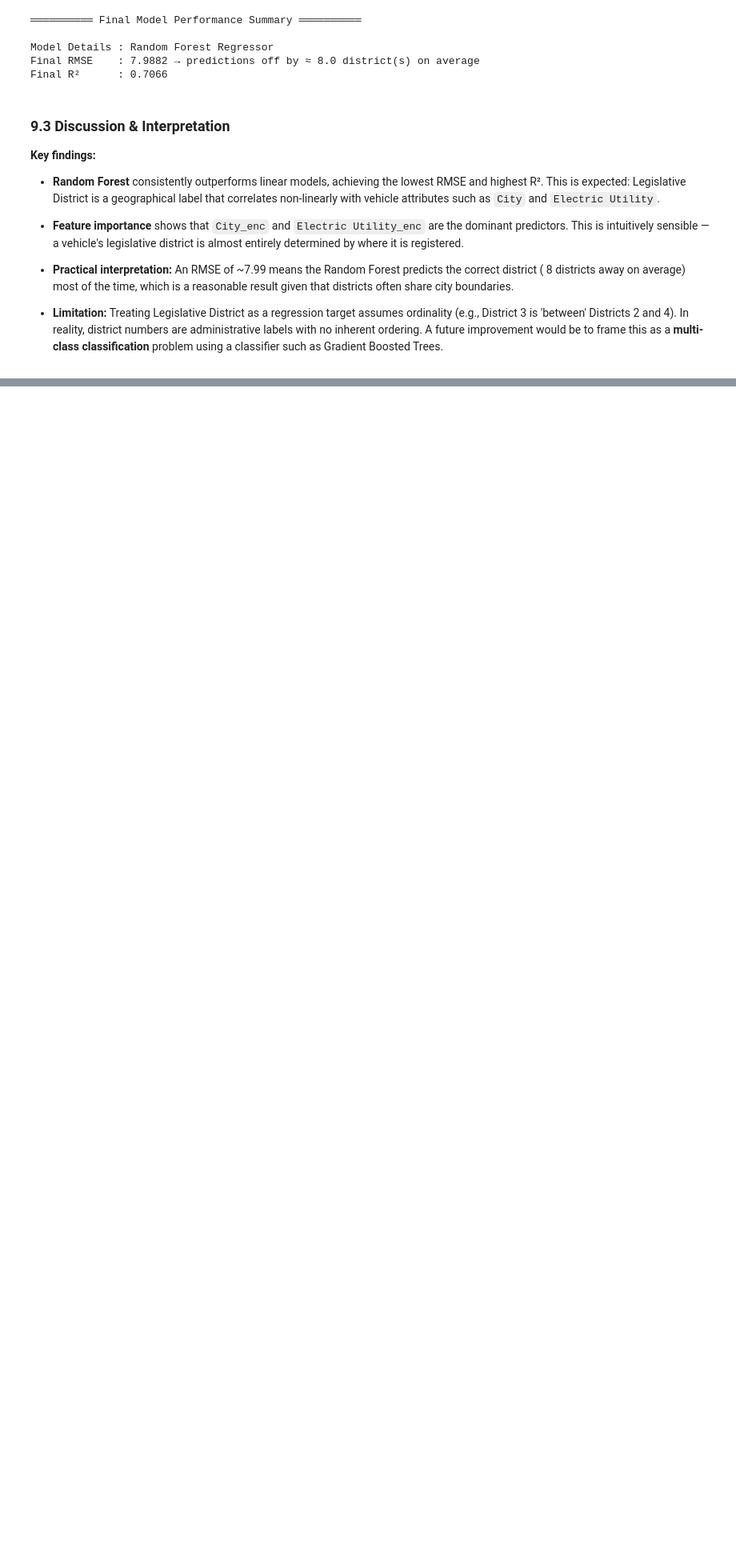
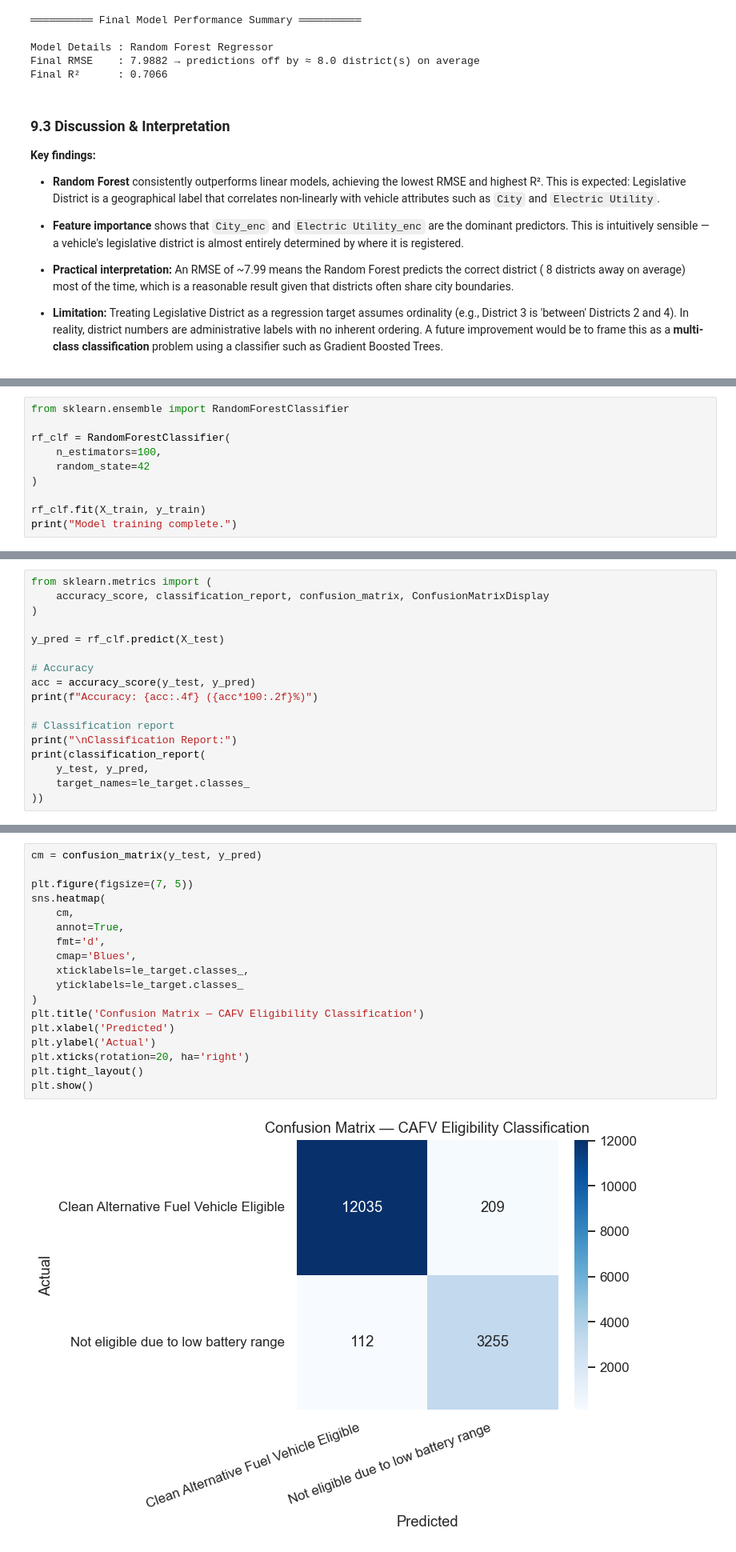
Before and after one commit to MrMinton/EV-Population, a Jupyter notebook: TTXL_GXX_Notebook.ipynb, the cells around one changed output, grey strips where cells are left out. Shown at 80% size. Saved outputs shown, nothing was run; the diff lists cells and outputs as text; blank space fills up the shorter version.

Commit message:
RandomForestClassifier

```diff
--- a/TTXL_GXX_Notebook.ipynb
+++ b/TTXL_GXX_Notebook.ipynb
@@ -973,0 +1070,10 @@ Final R²      : 0.7066
+# %%
+from sklearn.ensemble import RandomForestClassifier
+
+rf_clf = RandomForestClassifier(
+    n_estimators=100,
+    random_state=42
+)
+
+rf_clf.fit(X_train, y_train)
+print("Model training complete.")
@@ -973,0 +1086,17 @@ Final R²      : 0.7066
+# %%
+from sklearn.metrics import (
+    accuracy_score, classification_report, confusion_matrix, ConfusionMatrixDisplay
+)
+
+y_pred = rf_clf.predict(X_test)
+
+# Accuracy
+acc = accuracy_score(y_test, y_pred)
+print(f"Accuracy: {acc:.4f} ({acc*100:.2f}%)")
+
+# Classification report
+print("\nClassification Report:")
+print(classification_report(
+    y_test, y_pred,
+    target_names=le_target.classes_
+))
@@ -973,0 +1117,20 @@ Final R²      : 0.7066
+# %%
+cm = confusion_matrix(y_test, y_pred)
+
+plt.figure(figsize=(7, 5))
+sns.heatmap(
+    cm,
+    annot=True,
+    fmt='d',
+    cmap='Blues',
+    xticklabels=le_target.classes_,
+    yticklabels=le_target.classes_
+)
+plt.title('Confusion Matrix — CAFV Eligibility Classification')
+plt.xlabel('Predicted')
+plt.ylabel('Actual')
+plt.xticks(rotation=20, ha='right')
+plt.tight_layout()
+plt.show()
+# %% [output]
+[figure, added]
```
Also changed, not shown: parts of 17 cells of this notebook.
